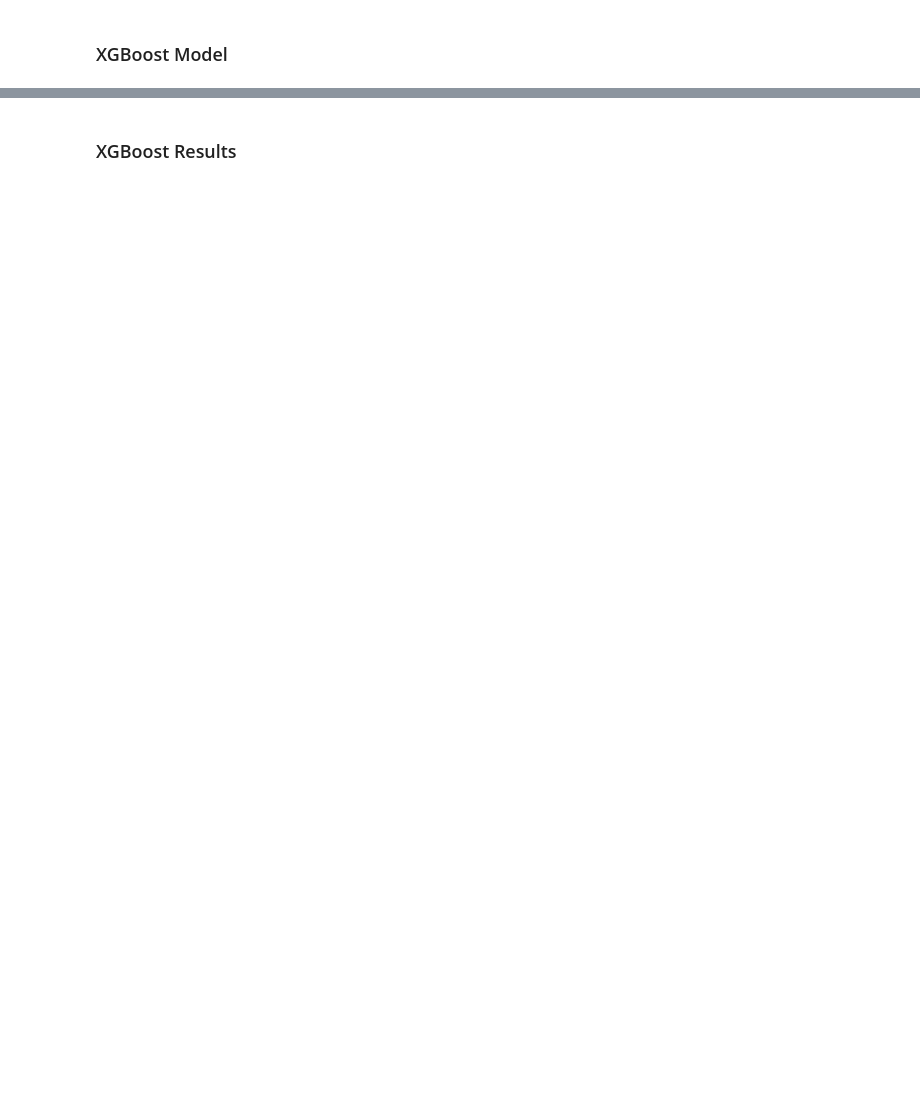
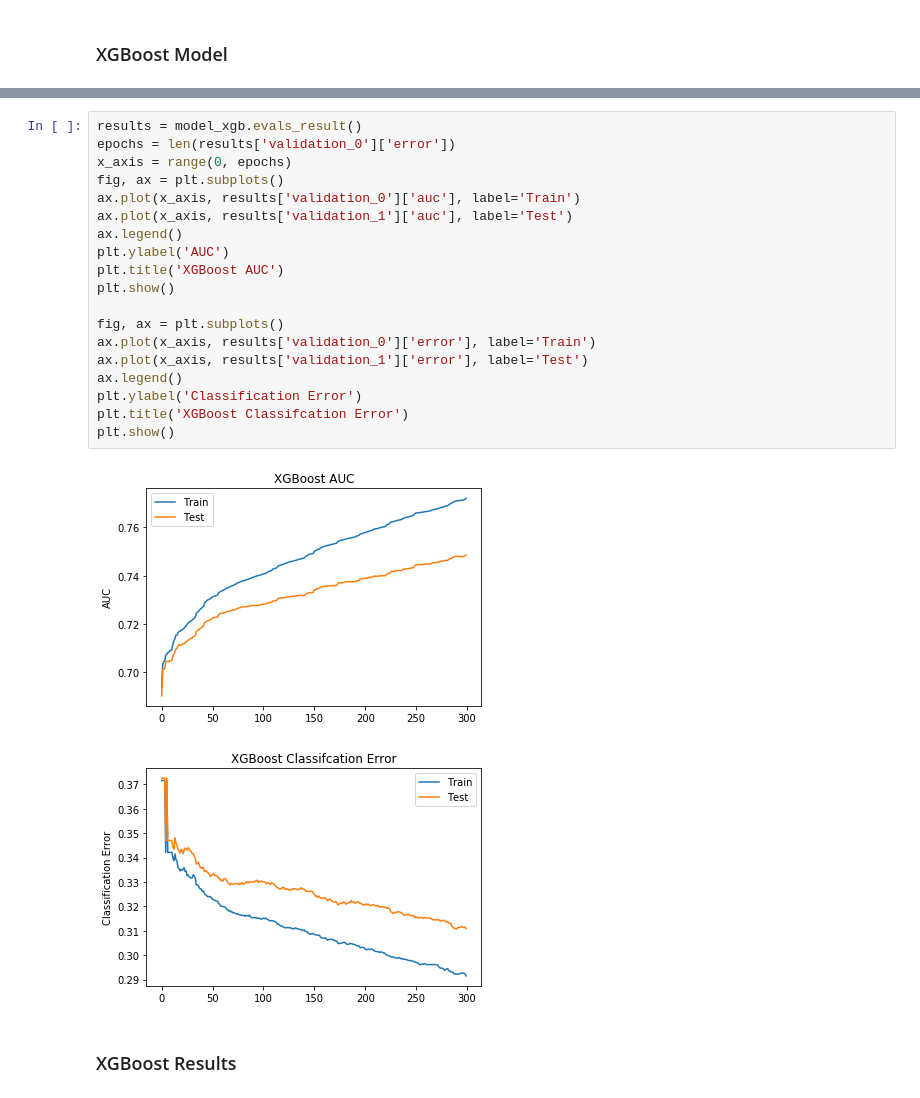
Before and after one commit to ZhuLeon/Loan-Default-Prediction, a Jupyter notebook: src/main.ipynb, the cells around one changed output, grey strips where cells are left out. Cells and saved outputs as stored; diff of their text form; blank space fills up the shorter version.

```diff
--- a/src/main.ipynb
+++ b/src/main.ipynb
@@ -1080,4 +1189,26 @@ model_xgb.fit(x_train, y_train.values.ravel())
 y_pred_xgb = model_xgb.predict(x_test)
+# %%
+results = model_xgb.evals_result()
+epochs = len(results['validation_0']['error'])
+x_axis = range(0, epochs)
+fig, ax = plt.subplots()
+ax.plot(x_axis, results['validation_0']['auc'], label='Train')
+ax.plot(x_axis, results['validation_1']['auc'], label='Test')
+ax.legend()
+plt.ylabel('AUC')
+plt.title('XGBoost AUC')
+plt.show()
+
+fig, ax = plt.subplots()
+ax.plot(x_axis, results['validation_0']['error'], label='Train')
+ax.plot(x_axis, results['validation_1']['error'], label='Test')
+ax.legend()
+plt.ylabel('Classification Error')
+plt.title('XGBoost Classifcation Error')
+plt.show()
+# %% [output]
+[figure, added]
+[figure, added]
 # %% [markdown]
 ### XGBoost Results
 # %%
```
Also changed, not shown: parts of 50 cells of this notebook, 34 other files.
